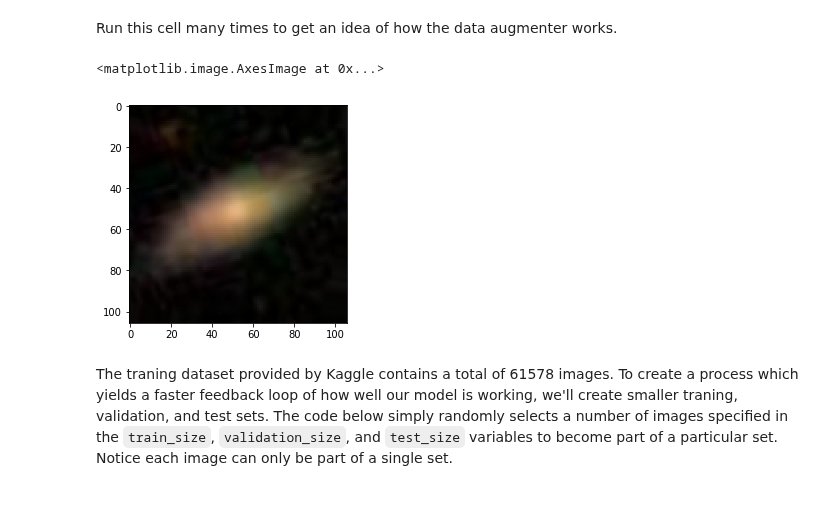
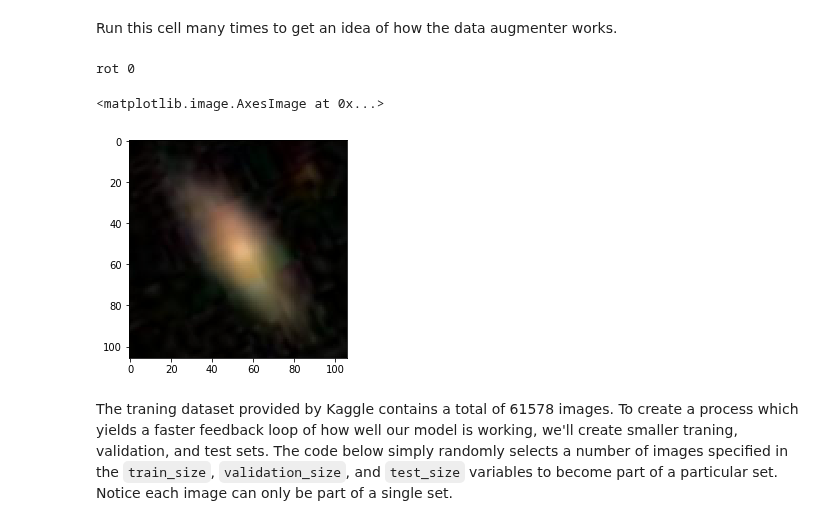
Before and after one commit to diegocasmo/ml-project, a Jupyter notebook: code/data_processor.ipynb, the cells around one changed output. Cells and saved outputs as stored; diff of their text form; code cells hidden in the pictures.

Commit message:
abstraction, better augmentation

```diff
--- a/code/data_processor.ipynb
+++ b/code/data_processor.ipynb
@@ -66,20 +66,37 @@ plt.imshow(sample_img.T)
 [figure]
 # %% [markdown]
 Run this cell many times to get an idea of how the data augmenter works.
-# %%
-from keras.preprocessing.image import ImageDataGenerator
-
-augmenter = ImageDataGenerator(
-    rotation_range=360,
-    horizontal_flip=True,
-    vertical_flip=True,
-    data_format='channels_first'
-)
-aug_img = augmenter.random_transform(sample_img)
-plt.imshow(aug_img.T)
-# %% [output]
-<matplotlib.image.AxesImage at 0x...>
-[figure, removed]
+# %%
+import numpy as np
+
+# proper flip https://github.com/keras-team/keras/blob/master/keras/preprocessing/image.py#L323-L327
+def flip_axis(x, axis):
+    x = np.asarray(x).swapaxes(axis, 0)
+    x = x[::-1, ...]
+    x = x.swapaxes(0, axis)
+    return x
+
+def random_rotation(x):
+    count = np.random.randint(0,4)
+    print('rot %d' % (count * 90))
+    x1 = np.rot90(x, count)
+    return x
+
+def rand_augment(img):
+    if np.random.randint(0,2):
+        img = flip_axis(img, 1)
+        print('flip x')
+    if np.random.randint(0,2):
+        img = flip_axis(img, 2)
+        print('flip y')
+    img = random_rotation(img)
+    return img
+aug_img = rand_augment(sample_img)
+plt.imshow(aug_img.T)
+# %% [output]
+rot 0
+<matplotlib.image.AxesImage at 0x...>
+[figure, added]
 # %% [markdown]
 The traning dataset provided by Kaggle contains a total of 61578 images. To create a process which yields a faster feedback loop of how well our model is working, we'll create smaller traning, validation, and test sets. The code below simply randomly selects a number of images specified in the ``train_size``, ``validation_size``, and ``test_size`` variables to become part of a particular set. Notice each image can only be part of a single set.
 # %%
```
Also changed, not shown: 1 other file.
